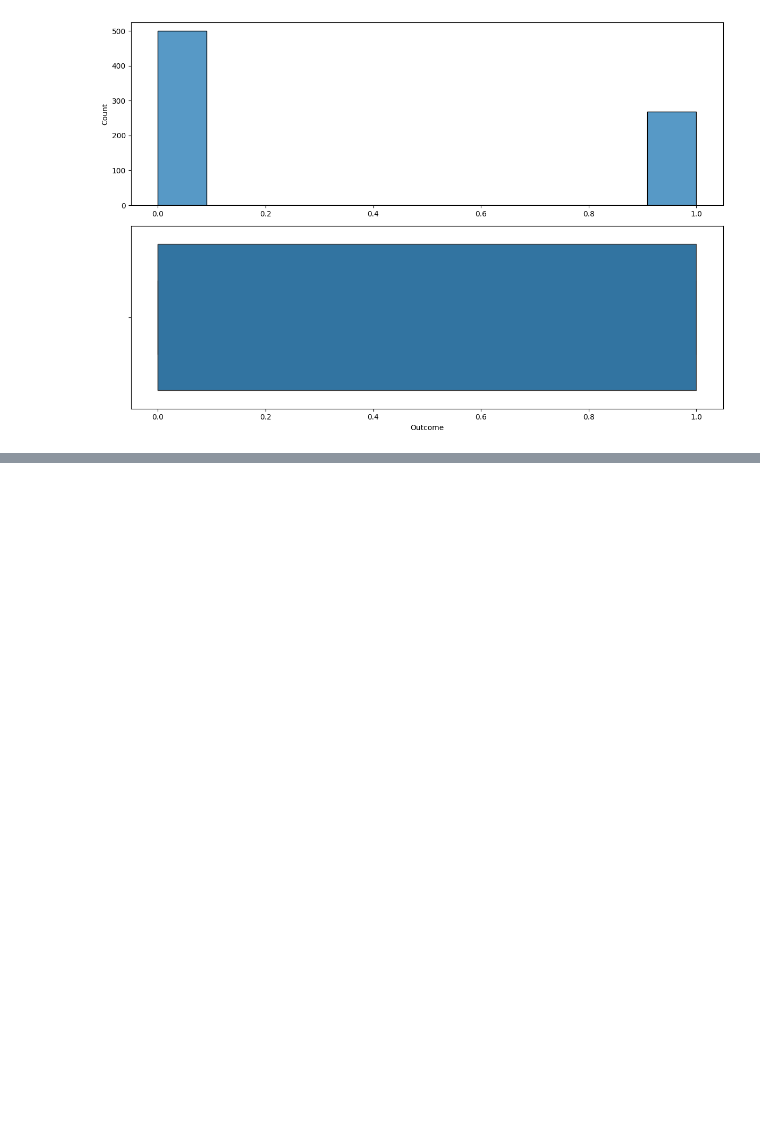
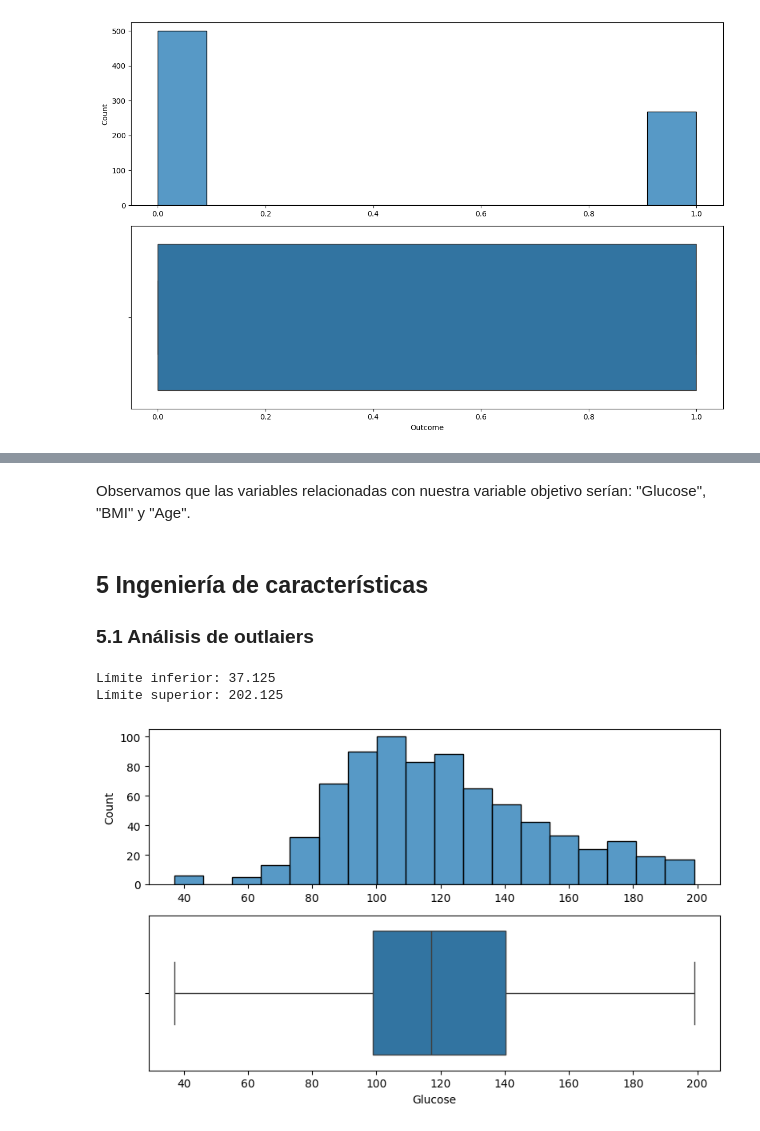
Before and after one commit to 4GeeksAcademy/machine-learning-python-template_decision_tree_ds_13_david, a Jupyter notebook: src/explore.ipynb, the cells around one changed output, grey strips where cells are left out. Saved outputs shown, nothing was run; the diff lists cells and outputs as text; code cells hidden in the pictures; blank space fills up the shorter version.

```diff
--- a/src/explore.ipynb
+++ b/src/explore.ipynb
@@ -139,0 +172,44 @@ plt.show()
+# %% [markdown]
+Observamos que las variables relacionadas con nuestra variable objetivo serían: "Glucose", "BMI" y "Age".
+# %% [markdown]
+## **5 Ingeniería de características**
+
+### **5.1 Análisis de outlaiers**
+# %%
+# GLUCOSE
+
+variable = 'Glucose'
+
+# Calcular el primer y tercer cuartil
+Q1 = data[variable].quantile(0.25)
+Q3 = data[variable].quantile(0.75)
+
+# Calcular el IQR
+IQR = Q3 - Q1
+
+# Definir los límites para detectar outliers
+limite_inferior = Q1 - 1.5 * IQR
+limite_superior = Q3 + 1.5 * IQR
+
+# Aproximar los valores atípicos a los límites (winsorización)
+data[variable] = data[variable].clip(lower=limite_inferior, upper=limite_superior)
+
+# Mostrar los límites calculados
+print(f"Límite inferior: {limite_inferior}")
+print(f"Límite superior: {limite_superior}")
+# %% [output]
+Límite inferior: 37.125
+Límite superior: 202.125
+# %%
+# Crear la figura con 2 subplots en una columna
+fig, axis = plt.subplots(2, 1, figsize=(8, 5))
+
+# Histograma y diagrama de caja
+sns.histplot(ax=axis[0], data=data, x="Glucose").set(xlabel=None)
+sns.boxplot(ax=axis[1], data=data, x="Glucose")
+
+# Ajustar el diseño y mostrar la gráfica
+plt.tight_layout()
+plt.show()
+# %% [output]
+[figure, added]
```
Also changed, not shown: parts of 21 cells of this notebook, 2 other files.
